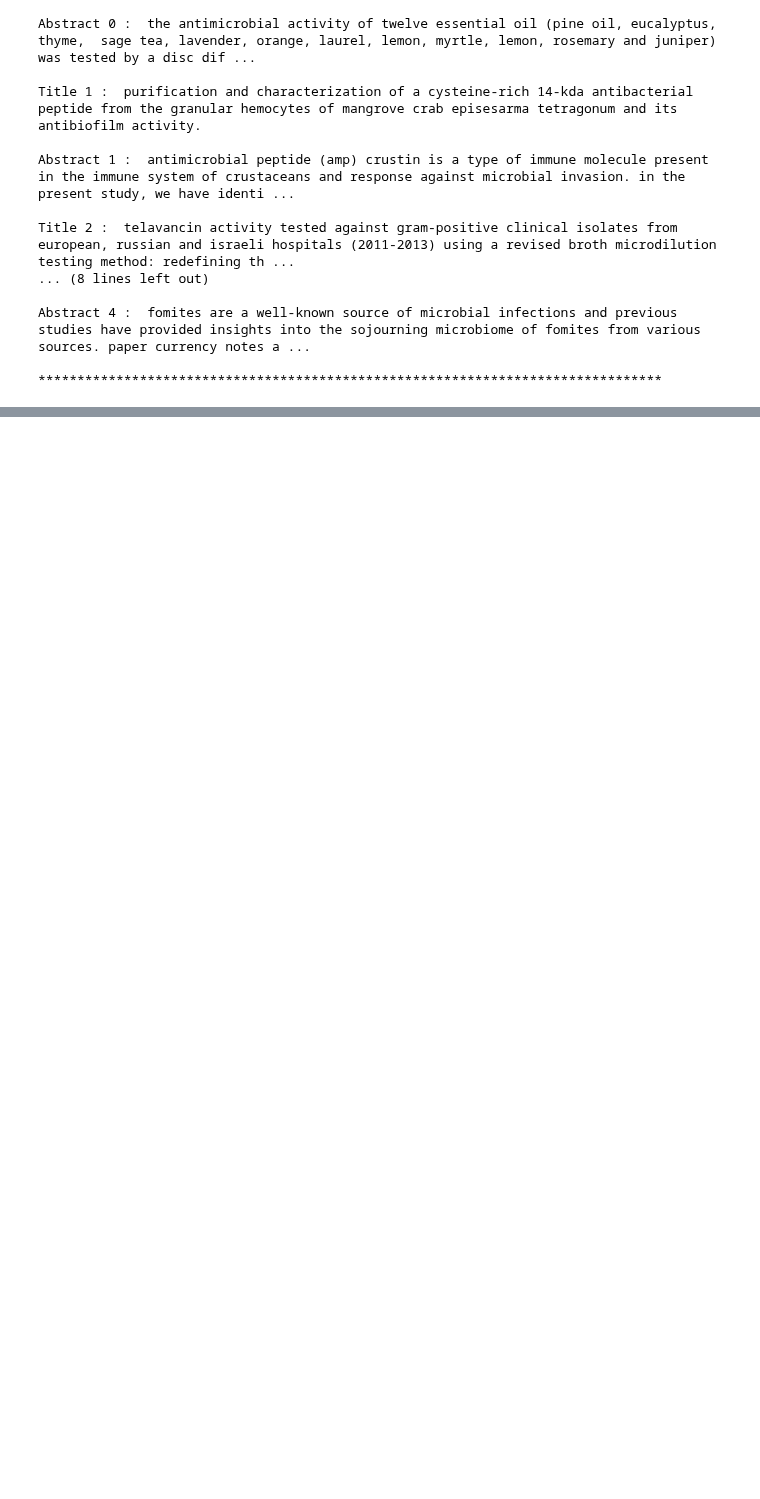
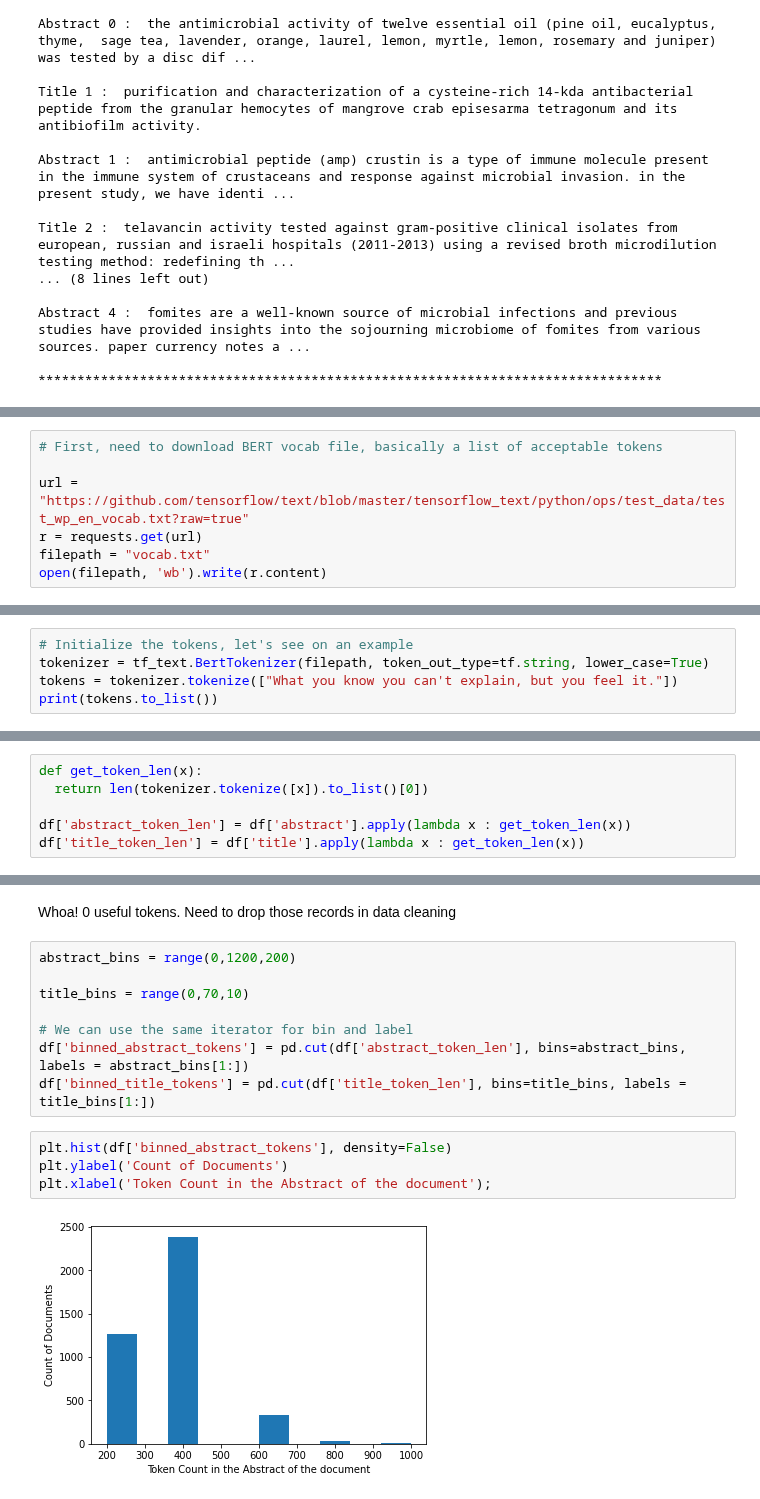
Before and after one commit to suvigyajain0101/CaseStudies, a Jupyter notebook: AdverseEventClassification/EDA.ipynb, the cells around one changed output, grey strips where cells are left out. Drawn from its saved outputs; the diff is of its cells as text; blank space fills up the shorter version.

```diff
--- a/AdverseEventClassification/EDA.ipynb
+++ b/AdverseEventClassification/EDA.ipynb
@@ -128,0 +139,7 @@ Abstract 4 :  fomites are a well-known source of microbial infections and previo
+# %%
+# First, need to download BERT vocab file, basically a list of acceptable tokens
+
+url = "https://github.com/tensorflow/text/blob/master/tensorflow_text/python/ops/test_data/test_wp_en_vocab.txt?raw=true"
+r = requests.get(url)
+filepath = "vocab.txt"
+open(filepath, 'wb').write(r.content)
@@ -128,0 +148,5 @@ Abstract 4 :  fomites are a well-known source of microbial infections and previo
+# %%
+# Initialize the tokens, let's see on an example
+tokenizer = tf_text.BertTokenizer(filepath, token_out_type=tf.string, lower_case=True)
+tokens = tokenizer.tokenize(["What you know you can't explain, but you feel it."])
+print(tokens.to_list())
@@ -128,0 +155,6 @@ Abstract 4 :  fomites are a well-known source of microbial infections and previo
+# %%
+def get_token_len(x):
+  return len(tokenizer.tokenize([x]).to_list()[0])
+
+df['abstract_token_len'] = df['abstract'].apply(lambda x : get_token_len(x))
+df['title_token_len'] = df['title'].apply(lambda x : get_token_len(x))
@@ -128,0 +171,16 @@ Abstract 4 :  fomites are a well-known source of microbial infections and previo
+# %% [markdown]
+Whoa! 0 useful tokens. Need to drop those records in data cleaning
+# %%
+abstract_bins = range(0,1200,200)
+
+title_bins = range(0,70,10)
+
+# We can use the same iterator for bin and label
+df['binned_abstract_tokens'] = pd.cut(df['abstract_token_len'], bins=abstract_bins, labels = abstract_bins[1:])
+df['binned_title_tokens'] = pd.cut(df['title_token_len'], bins=title_bins, labels = title_bins[1:])
+# %%
+plt.hist(df['binned_abstract_tokens'], density=False)
+plt.ylabel('Count of Documents')
+plt.xlabel('Token Count in the Abstract of the document');
+# %% [output]
+[figure, added]
```
Also changed, not shown: parts of 10 cells of this notebook.
